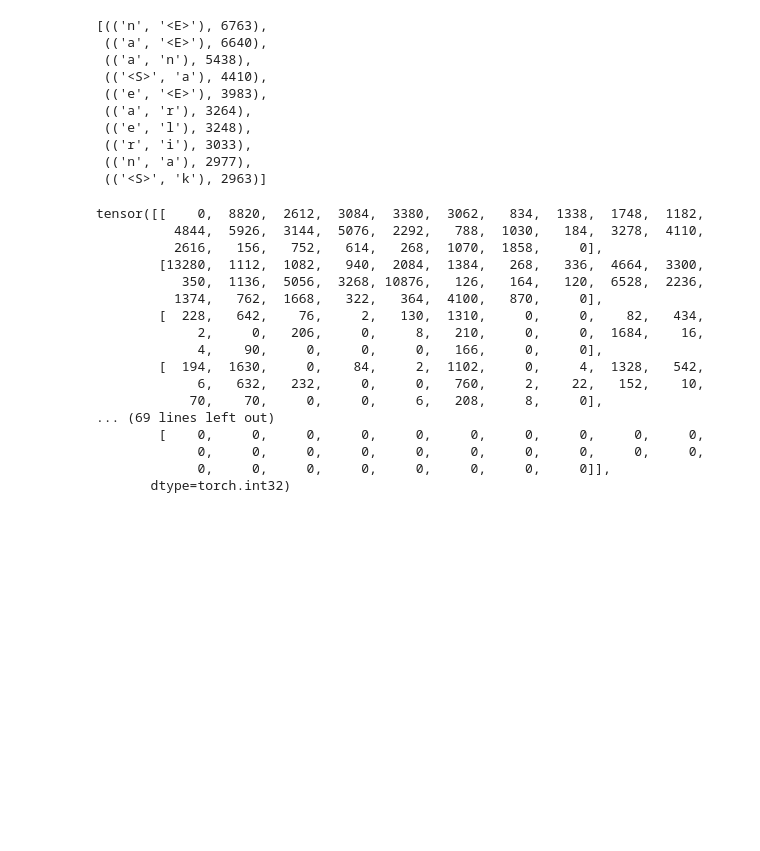
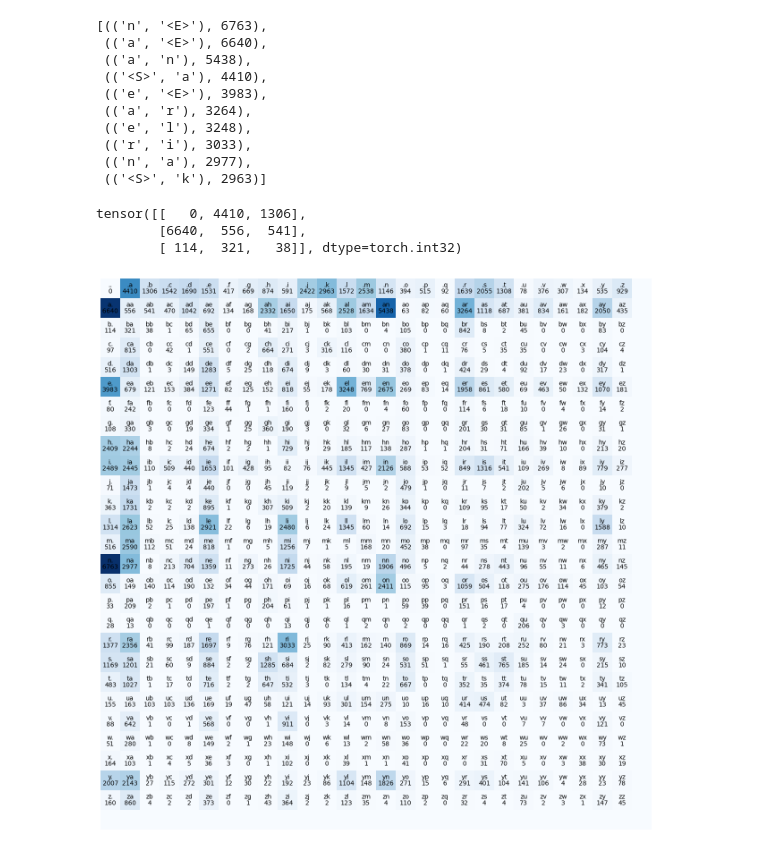
Before and after one commit to SvetoslavNikov/NN_intro, a Jupyter notebook: work/ep02-makemore/ep02_following_along.ipynb, the cells around one changed output. Cells and saved outputs as stored; diff of their text form; code cells hidden in the pictures; blank space fills up the shorter version.

```diff
--- a/work/ep02-makemore/ep02_following_along.ipynb
+++ b/work/ep02-makemore/ep02_following_along.ipynb
@@ -49,6 +47,7 @@ itos = {i:s for s,i in stoi.items()} # {1: 'a', 2: 'b', 3: 'c'  ...
 # %%
 # so here we fill the matrix
 # N[i, j] = how often char i is followed by char j
+N = torch.zeros((28,28), dtype=torch.int32)
 
 for w in words:
     chs = ['.'] + list(w) + ['.']
@@ -57,22 +56,24 @@ for w in words:
         ix2 = stoi[ch2]
         N[ix1, ix2] += 1
 
-N
+
+N[:3, :3] #the first squere in heatmap
 # %% [output]
-tensor([[    0,  8820,  2612,  3084,  3380,  3062,   834,  1338,  1748,  1182,
-          4844,  5926,  3144,  5076,  2292,   788,  1030,   184,  3278,  4110,
-          2616,   156,   752,   614,   268,  1070,  1858,     0],
-        [13280,  1112,  1082,   940,  2084,  1384,   268,   336,  4664,  3300,
-           350,  1136,  5056,  3268, 10876,   126,   164,   120,  6528,  2236,
-          1374,   762,  1668,   322,   364,  4100,   870,     0],
-        [  228,   642,    76,     2,   130,  1310,     0,     0,    82,   434,
-             2,     0,   206,     0,     8,   210,     0,     0,  1684,    16,
-             4,    90,     0,     0,     0,   166,     0,     0],
-        [  194,  1630,     0,    84,     2,  1102,     0,     4,  1328,   542,
-             6,   632,   232,     0,     0,   760,     2,    22,   152,    10,
-            70,    70,     0,     0,     6,   208,     8,     0],
-... (69 lines left out)
-        [    0,     0,     0,     0,     0,     0,     0,     0,     0,     0,
-             0,     0,     0,     0,     0,     0,     0,     0,     0,     0,
-             0,     0,     0,     0,     0,     0,     0,     0]],
-       dtype=torch.int32)
+tensor([[   0, 4410, 1306],
+        [6640,  556,  541],
+        [ 114,  321,   38]], dtype=torch.int32)
+# %%
+import matplotlib.pyplot as plt
+%matplotlib inline
+
+plt.figure(figsize=(16,16))
+plt.imshow(N, cmap='Blues')
+for i in range(27):
+    for j in range(27):
+        chstr = itos[i] + itos[j]
+        plt.text(j, i, chstr, ha="center", va="bottom", color='black')
+        plt.text(j, i, N[i, j].item(), ha="center", va="top", color='black')
+plt.axis('off');
+plt.show()
+# %% [output]
+[figure, added]
```
Also changed, not shown: parts of 1 cell of this notebook.
